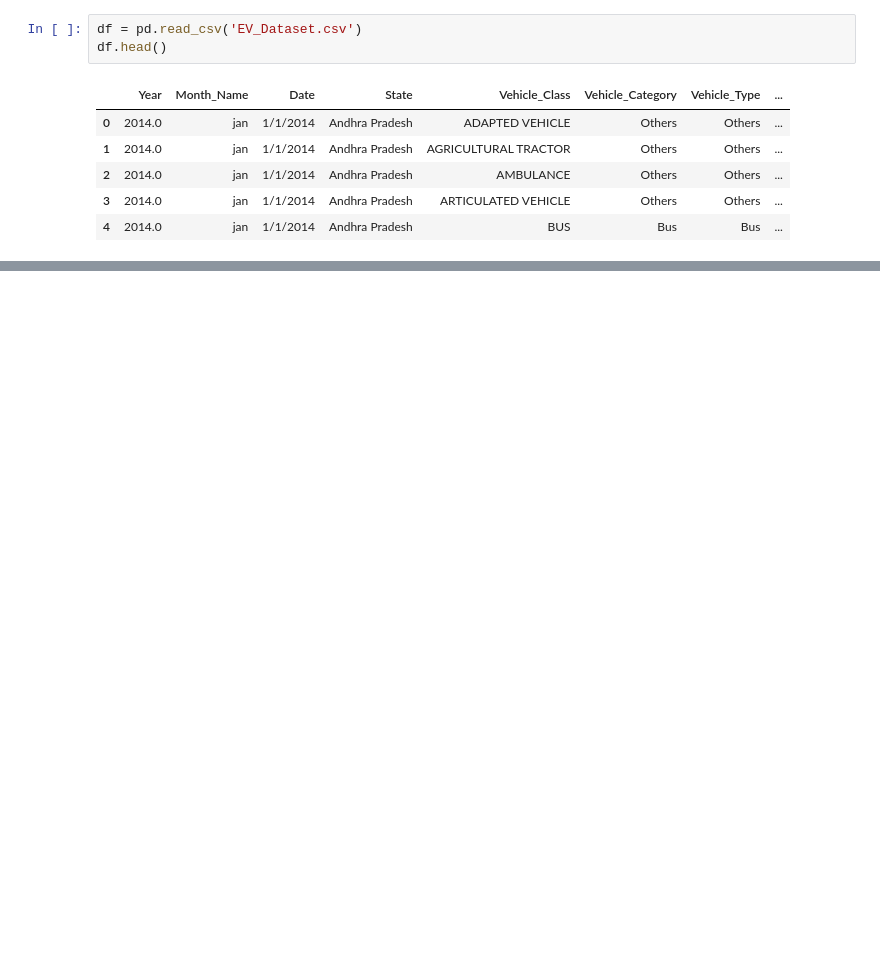
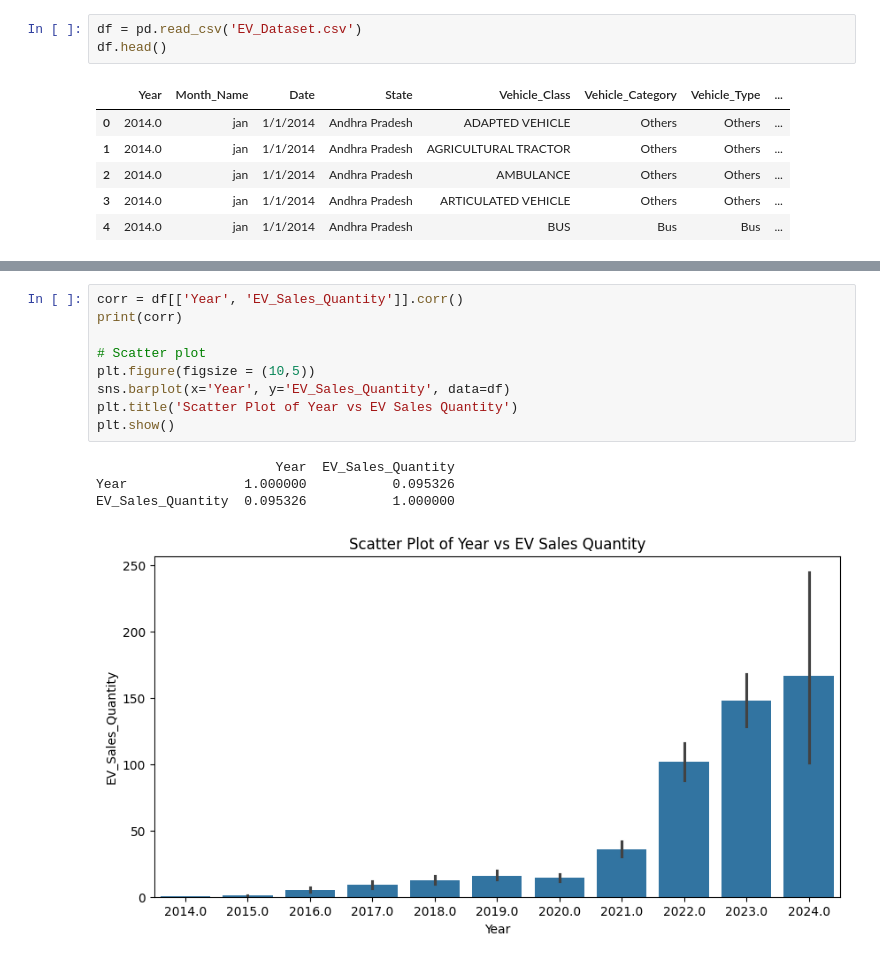
Before and after one commit to furkan09-official/EV_Dataset_Analysis, a Jupyter notebook: geographical_analysis.ipynb, the cells around one changed output, grey strips where cells are left out. Saved outputs shown, nothing was run; the diff lists cells and outputs as text; blank space fills up the shorter version.

```diff
--- a/geographical_analysis.ipynb
+++ b/geographical_analysis.ipynb
@@ -14,0 +83,14 @@ df.head()
+# %%
+corr = df[['Year', 'EV_Sales_Quantity']].corr()
+print(corr)
+
+# Scatter plot
+plt.figure(figsize = (10,5))
+sns.barplot(x='Year', y='EV_Sales_Quantity', data=df)
+plt.title('Scatter Plot of Year vs EV Sales Quantity')
+plt.show()
+# %% [output]
+                       Year  EV_Sales_Quantity
+Year               1.000000           0.095326
+EV_Sales_Quantity  0.095326           1.000000
+[figure, added]
```
Also changed, not shown: parts of 18 cells of this notebook.
